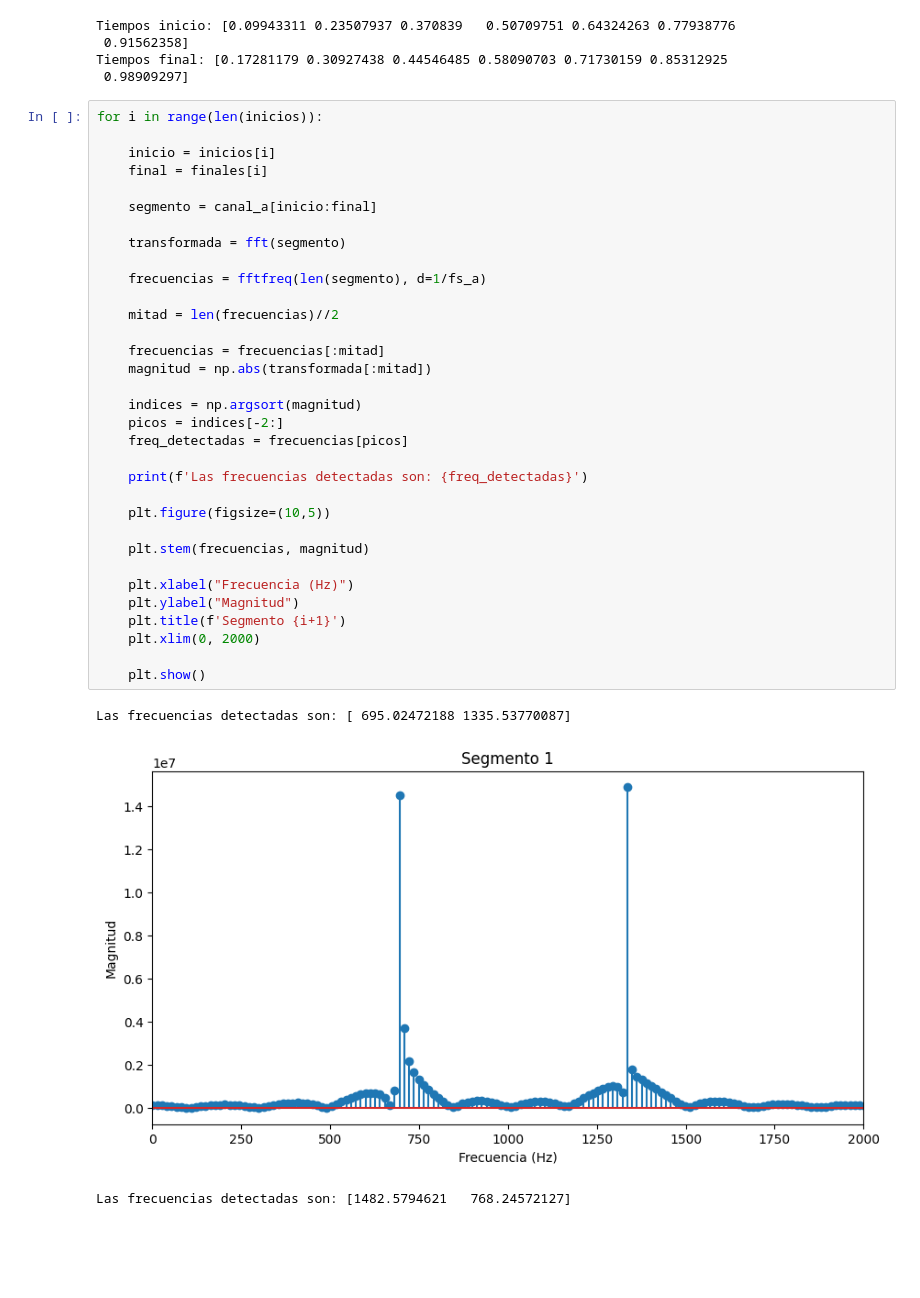
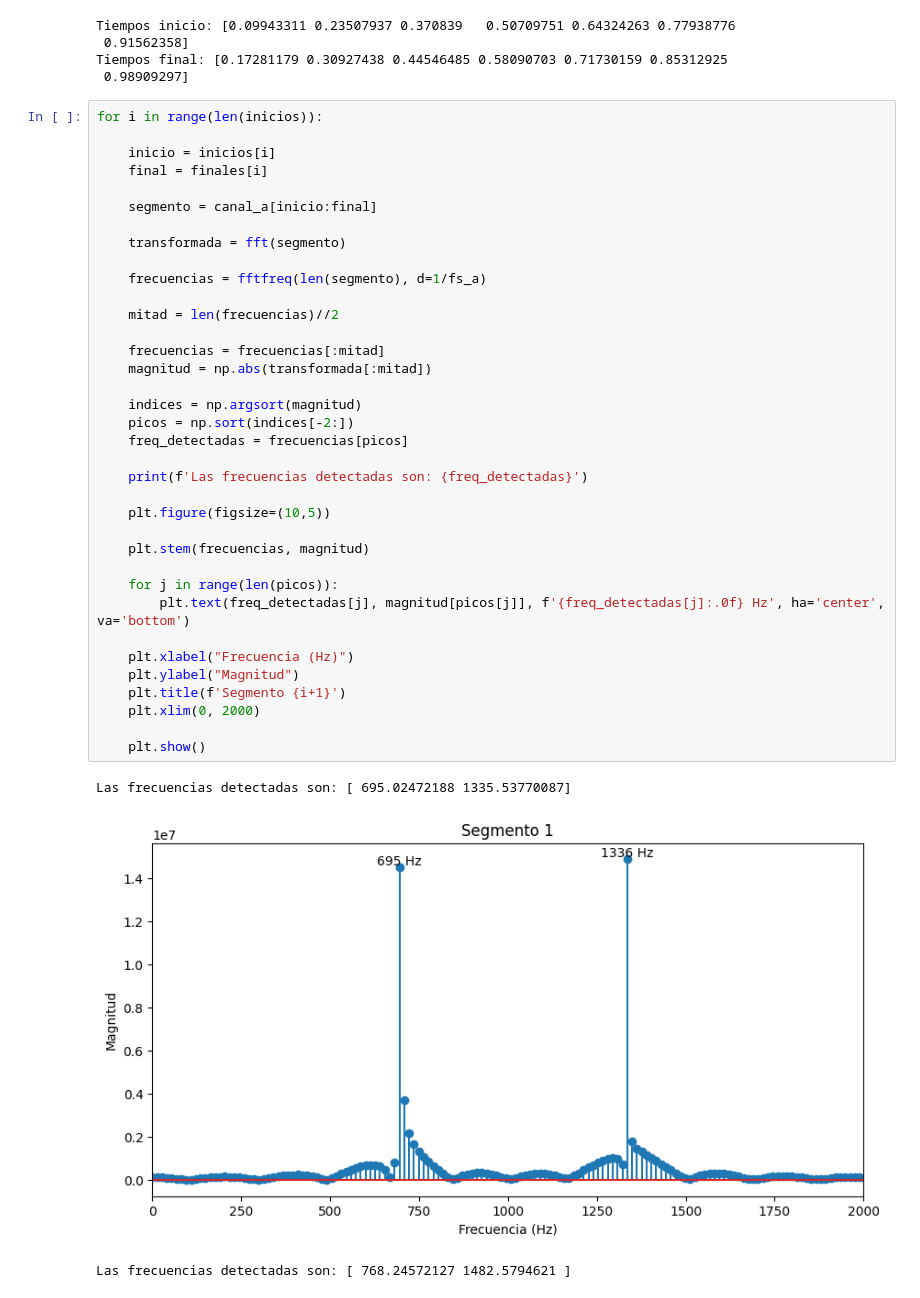
Before and after one commit to Dowhyj32/Modelado-Continuo, a Jupyter notebook: Analisis de Fourier/TP/tp2.ipynb, the cells around one changed output. Saved outputs shown, nothing was run; the diff lists cells and outputs as text; blank space fills up the shorter version.

```diff
--- a/Analisis de Fourier/TP/tp2.ipynb
+++ b/Analisis de Fourier/TP/tp2.ipynb
@@ -81,33 +81,36 @@ for i in range(len(inicios)):
     final = finales[i]
 
     segmento = canal_a[inicio:final]
 
     transformada = fft(segmento)
 
     frecuencias = fftfreq(len(segmento), d=1/fs_a)
 
     mitad = len(frecuencias)//2
 
     frecuencias = frecuencias[:mitad]
     magnitud = np.abs(transformada[:mitad])
 
     indices = np.argsort(magnitud)
-    picos = indices[-2:]
+    picos = np.sort(indices[-2:])
     freq_detectadas = frecuencias[picos]
 
     print(f'Las frecuencias detectadas son: {freq_detectadas}')
 
     plt.figure(figsize=(10,5))
 
     plt.stem(frecuencias, magnitud)
 
+    for j in range(len(picos)):
+        plt.text(freq_detectadas[j], magnitud[picos[j]], f'{freq_detectadas[j]:.0f} Hz', ha='center', va='bottom')
+
     plt.xlabel("Frecuencia (Hz)")
     plt.ylabel("Magnitud")
     plt.title(f'Segmento {i+1}')
     plt.xlim(0, 2000)
 
     plt.show()
 # %% [output]
 Las frecuencias detectadas son: [ 695.02472188 1335.53770087]
-[figure, old version]
+[figure, new version]
-Las frecuencias detectadas son: [1482.5794621   768.24572127]
+Las frecuencias detectadas son: [ 768.24572127 1482.5794621 ]
```
Also changed, not shown: parts of 5 cells of this notebook.
